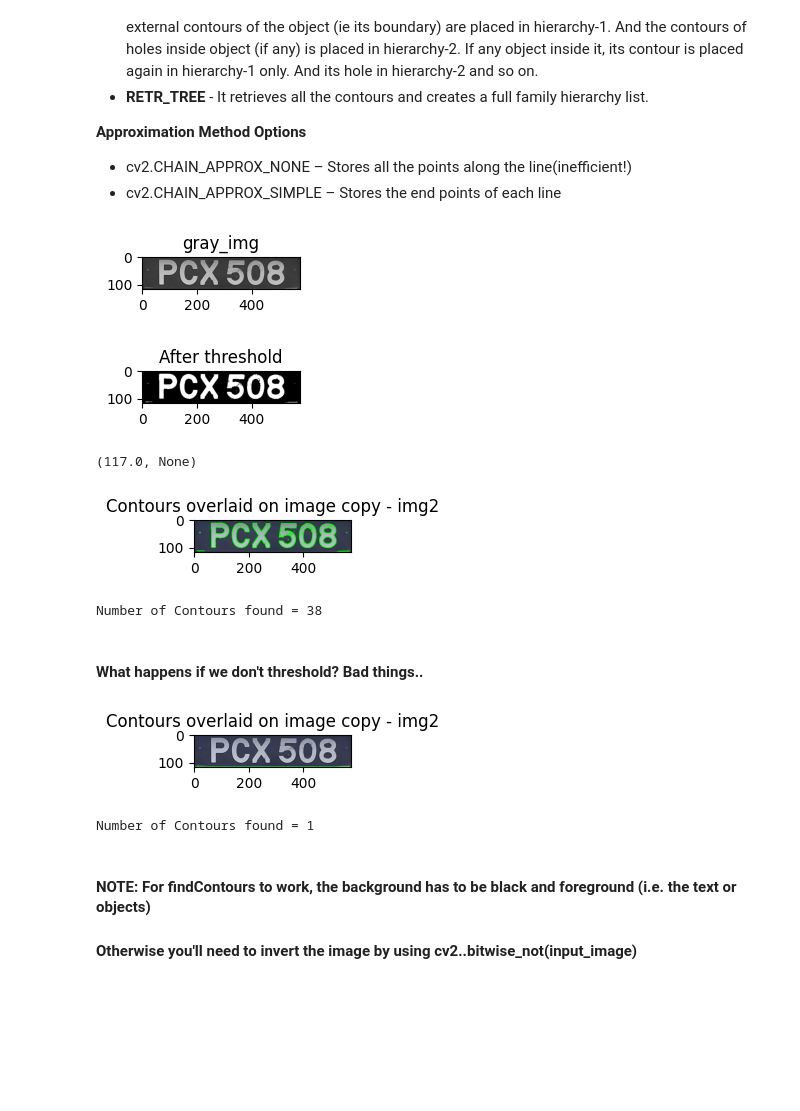
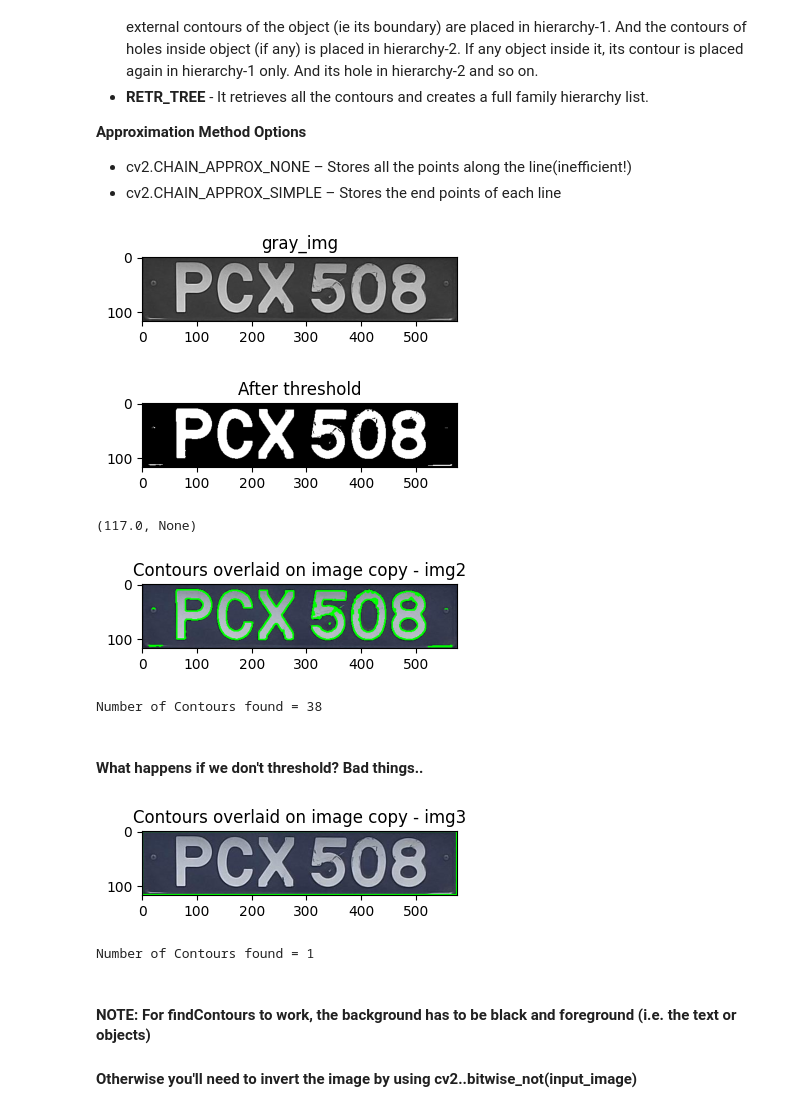
Before and after one commit to Sabbha20/pytorch2024, a Jupyter notebook: 001 - Image Segements/001 - Contours Drawing.ipynb, the cells around one changed output. Cells and saved outputs as stored; diff of their text form; code cells hidden in the pictures; blank space fills up the shorter version.

```diff
--- a/001 - Image Segements/001 - Contours Drawing.ipynb
+++ b/001 - Image Segements/001 - Contours Drawing.ipynb
@@ -10,7 +10,7 @@ import cv2
 import numpy as np
 from matplotlib import pyplot as plt
 # %%
-def cv_imshow(title="Image", image = None, size=10):
+def cv_imshow(title="Image", image = None, size=20):
     w, h = image.shape[:2]
     aspect_ratio = w/h
     plt.figure(figsize=(size*aspect_ratio,size))
@@ -46,8 +46,8 @@ cv_imshow("gray_img", gray_img)
 _, th2 = cv2.threshold(gray_img, 0, 255, cv2.THRESH_BINARY + cv2.THRESH_OTSU)
 _, cv_imshow("After threshold",th2)
 # %% [output]
-[figure, old version]
+[figure, new version]
-[figure, old version]
+[figure, new version]
 (117.0, None)
 # %%
 # Finding Contours
@@ -63,24 +63,24 @@ cv_imshow("Contours overlaid on image copy - img2", img2)
 
 print("Number of Contours found = " + str(len(contours)))
 # %% [output]
-[figure, old version]
+[figure, new version]
 Number of Contours found = 38
 # %% [markdown]
 #### **What happens if we don't threshold? Bad things..**
 # %%
 # Finding Contours
 
 contours, hirarchy = cv2.findContours(gray_img, cv2.RETR_LIST, cv2.CHAIN_APPROX_NONE)
 
 img3 = img.copy()
 # Draw all contours, note this overwrites the input image (inplace operation)
 # Use '-1' as the 3rd parameter to draw all
 cv2.drawContours(img3, contours, -1, (0, 255, 0), thickness = 2)
-cv_imshow("Contours overlaid on image copy - img2", img3)
+cv_imshow("Contours overlaid on image copy - img3", img3)
 
 print("Number of Contours found = " + str(len(contours)))
 # %% [output]
-[figure, old version]
+[figure, new version]
 Number of Contours found = 1
 # %% [markdown]
 #### **NOTE: For findContours to work, the background has to be black and foreground (i.e. the text or objects)**
```
Also changed, not shown: parts of 5 cells of this notebook.
